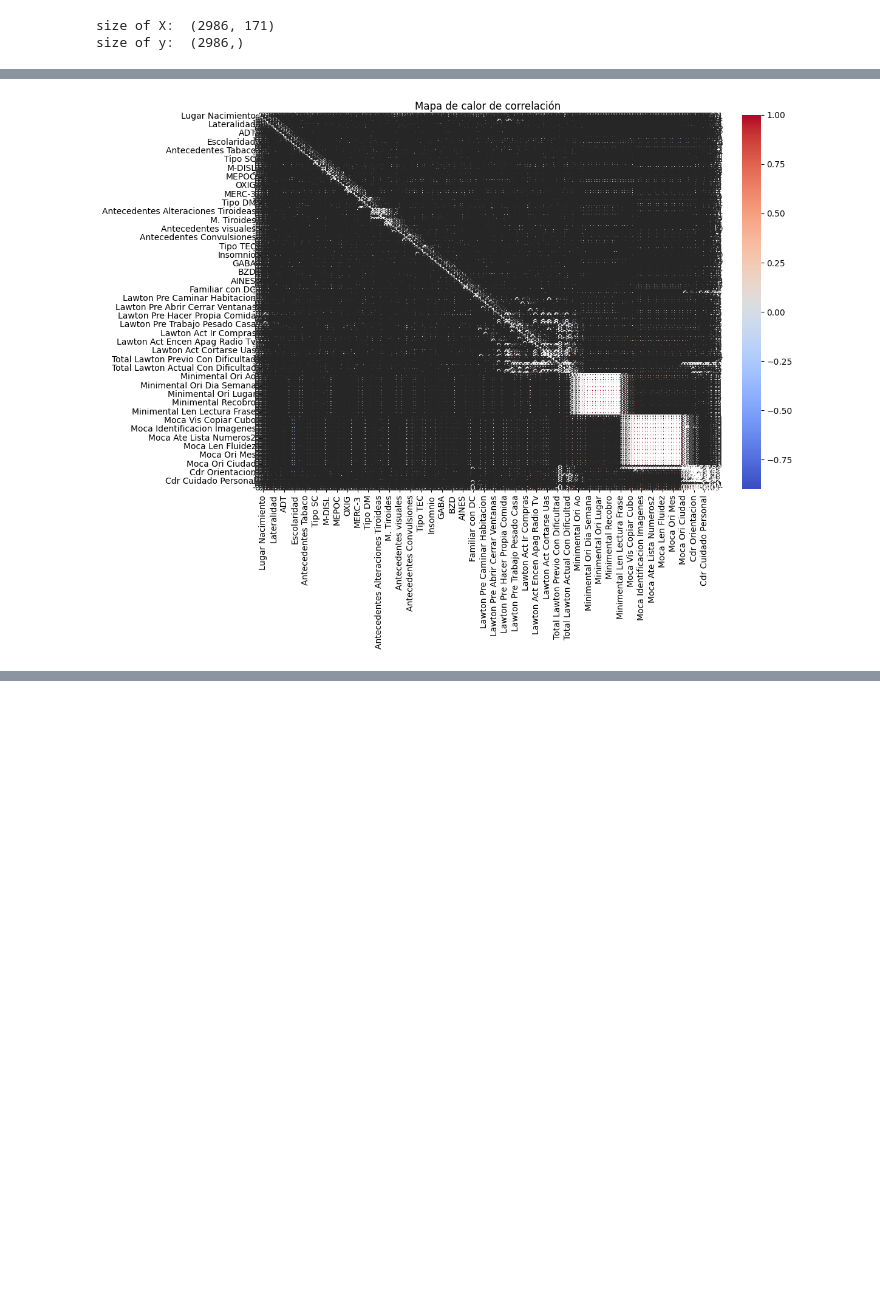
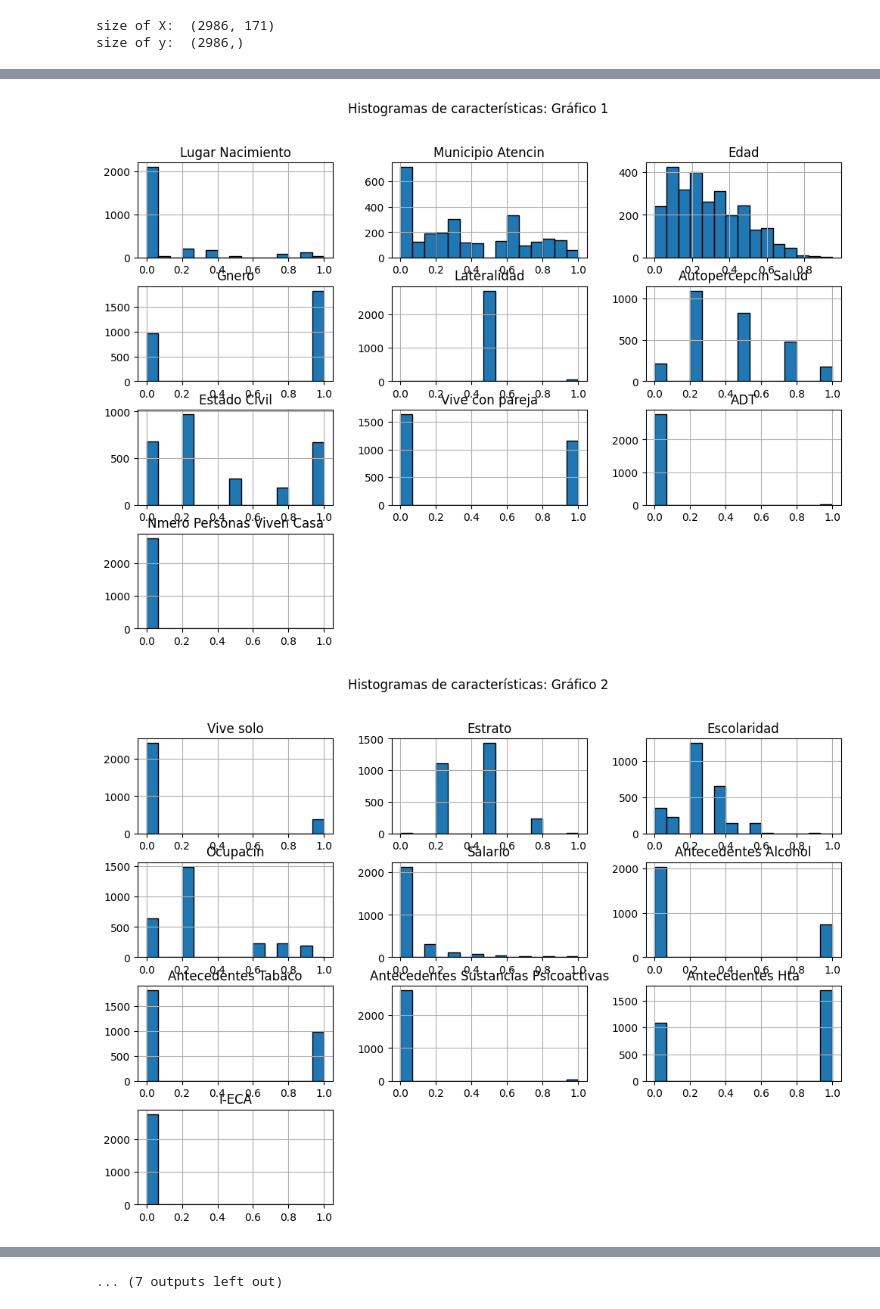
Before and after one commit to JuanSebastianCG/Python_Cognitive_Decline_AI, a Jupyter notebook: model/notebooks/DtaProcessing.ipynb, the cells around one changed output, grey strips where cells are left out. Saved outputs shown, nothing was run; the diff lists cells and outputs as text; code cells hidden in the pictures; blank space fills up the shorter version.

```diff
--- a/model/notebooks/DtaProcessing.ipynb
+++ b/model/notebooks/DtaProcessing.ipynb
@@ -157,7 +163,8 @@ preprocessor.encode_features(target_column='income', method='target')
 
 data = pd.concat([preprocessor.X, preprocessor.y], axis=1)
 print(data_analyzer.describe_data(data=data))
-data_analyzer.visualize_correlation(data=data)
+#data_analyzer.visualize_correlation(data=data)
 #data_analyzer.visualize_data(data, kind='boxplot')
+data_analyzer.visualize_data(data, kind='histogram')
 # %% [output]
 <class 'pandas.core.frame.DataFrame'>
@@ -180 +187,2 @@ Forma del DataFrame: (2986, 172)
-[figure, old version]
+[figure, new version]
+[figure, added]
@@ -180,0 +198 @@ Forma del DataFrame: (2986, 172)
+... (7 outputs left out)
```
Also changed, not shown: parts of 7 cells of this notebook, 6 other files.
